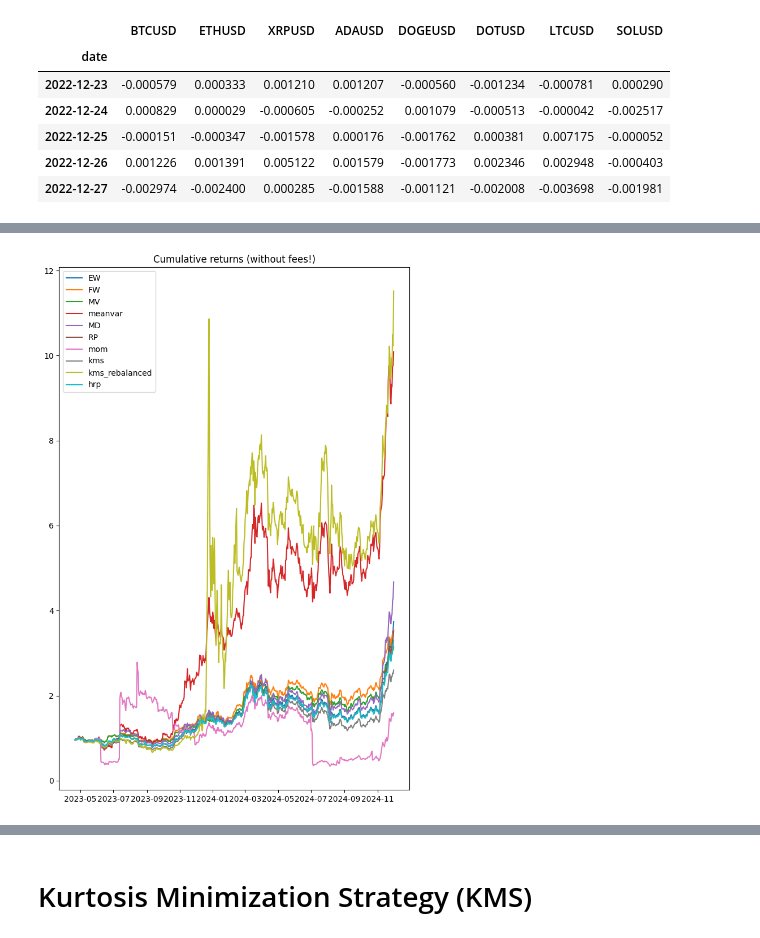
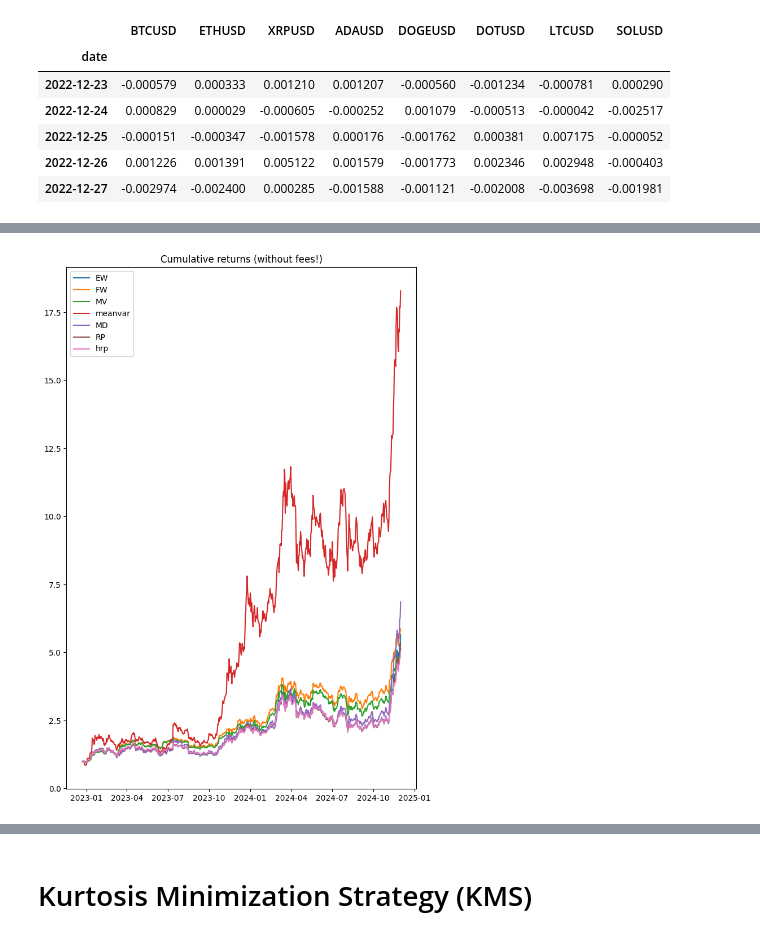
Before and after one commit to alihussainia/Crypto-Portfolio_Optimization, a Jupyter notebook: DTF1_portfolio_strategy.ipynb, the cells around one changed output, grey strips where cells are left out. Cells and saved outputs as stored; diff of their text form; code cells hidden in the pictures.

```diff
--- a/DTF1_portfolio_strategy.ipynb
+++ b/DTF1_portfolio_strategy.ipynb
@@ -1107,5 +1136,5 @@ res_RP = optimize.minimize(fun_RP, w0, method='SLSQP', tol=1e-15, bounds=bnds, c
 w_RP = res_RP.x
 ret_RP = w_RP * hourly_returns
 ret_RP = ret_RP.dropna()
-pf_ret['RP'] = ret_RP.sum(axis = 1)
+hourly_pf_ret['RP'] = ret_RP.sum(axis = 1)
 # %%
@@ -1204,3 +1247,3 @@ summ_tab
 # %%
-pf_ret.dropna(inplace=True)
+hourly_pf_ret.dropna(inplace=True)
 # %%
@@ -1214,15 +1282,15 @@ professor_hourly_portfolio_returns.isnull().any()
 # %%
-pf_ret = pf_ret.dropna()
+hourly_pf_ret = hourly_pf_ret.dropna()
 
 
 plt.figure(figsize=(8, 8))
-plt.plot((1+pf_ret['EW']).cumprod(), label='EW')
-plt.plot((1+pf_ret['FW']).cumprod(), label='FW')
-plt.plot((1+pf_ret['MV']).cumprod(), label='MV')
-plt.plot((1+pf_ret['meanvar']).cumprod(), label='meanvar')
-plt.plot((1+pf_ret['MD']).cumprod(), label='MD')
-plt.plot((1+pf_ret['RP']).cumprod(), label='RP')
+plt.plot((1+hourly_pf_ret['EW']).cumprod(), label='EW')
+plt.plot((1+hourly_pf_ret['FW']).cumprod(), label='FW')
+plt.plot((1+hourly_pf_ret['MV']).cumprod(), label='MV')
+plt.plot((1+hourly_pf_ret['meanvar']).cumprod(), label='meanvar')
+plt.plot((1+hourly_pf_ret['MD']).cumprod(), label='MD')
+plt.plot((1+hourly_pf_ret['RP']).cumprod(), label='RP')
 #plt.plot((1+pf_ret['mom']).cumprod(), label='mom')
 plt.legend()
-plt.title('Cumulative returns (without fees!)')
+plt.title('Hourly Cumulative returns (without fees!)')
 plt.show()
@@ -1445,15 +1627,15 @@ final_ans
 # %%
-pf_ret = our_returns.dropna()
+our_pf_ret = our_returns.dropna()
 
 
 plt.figure(figsize=(12, 12))
-plt.plot((1+pf_ret['EW']).cumprod(), label='EW')
-plt.plot((1+pf_ret['FW']).cumprod(), label='FW')
-plt.plot((1+pf_ret['MV']).cumprod(), label='MV')
-plt.plot((1+pf_ret['meanvar']).cumprod(), label='meanvar')
-plt.plot((1+pf_ret['MD']).cumprod(), label='MD')
-plt.plot((1+pf_ret['RP']).cumprod(), label='RP')
+plt.plot((1+our_pf_ret['EW']).cumprod(), label='EW')
+plt.plot((1+our_pf_ret['FW']).cumprod(), label='FW')
+plt.plot((1+our_pf_ret['MV']).cumprod(), label='MV')
+plt.plot((1+our_pf_ret['meanvar']).cumprod(), label='meanvar')
+plt.plot((1+our_pf_ret['MD']).cumprod(), label='MD')
+plt.plot((1+our_pf_ret['RP']).cumprod(), label='RP')
 #plt.plot((1+pf_ret['mom']).cumprod(), label='mom')
 plt.legend()
-plt.title('Cumulative returns (without fees!)')
+plt.title('Cumulative returns using our strategy (without fees!)')
 plt.show()
@@ -1660,23 +1801,23 @@ summ_tab
 # %%
 pf_ret = pf_ret.dropna()
 
 
 plt.figure(figsize=(8, 12))
 plt.plot((1+pf_ret['EW']).cumprod(), label='EW')
 plt.plot((1+pf_ret['FW']).cumprod(), label='FW')
 plt.plot((1+pf_ret['MV']).cumprod(), label='MV')
 plt.plot((1+pf_ret['meanvar']).cumprod(), label='meanvar')
 plt.plot((1+pf_ret['MD']).cumprod(), label='MD')
 plt.plot((1+pf_ret['RP']).cumprod(), label='RP')
-plt.plot((1+pf_ret['mom']).cumprod(), label='mom')
-plt.plot((1+pf_ret['kms']).cumprod(), label='kms')
-plt.plot((1+pf_ret['kms_rebalanced']).cumprod(), label='kms_rebalanced')
+#plt.plot((1+pf_ret['mom']).cumprod(), label='mom')
+#plt.plot((1+pf_ret['kms']).cumprod(), label='kms')
+#plt.plot((1+pf_ret['kms_rebalanced']).cumprod(), label='kms_rebalanced')
 plt.plot((1+pf_ret['hrp']).cumprod(), label='hrp')
 plt.legend()
 plt.title('Cumulative returns (without fees!)')
 plt.show()
 # %% [output]
-[figure, old version]
+[figure, new version]
 # %%
 import matplotlib.pyplot as plt
 
```
Also changed, not shown: parts of 109 cells of this notebook.
